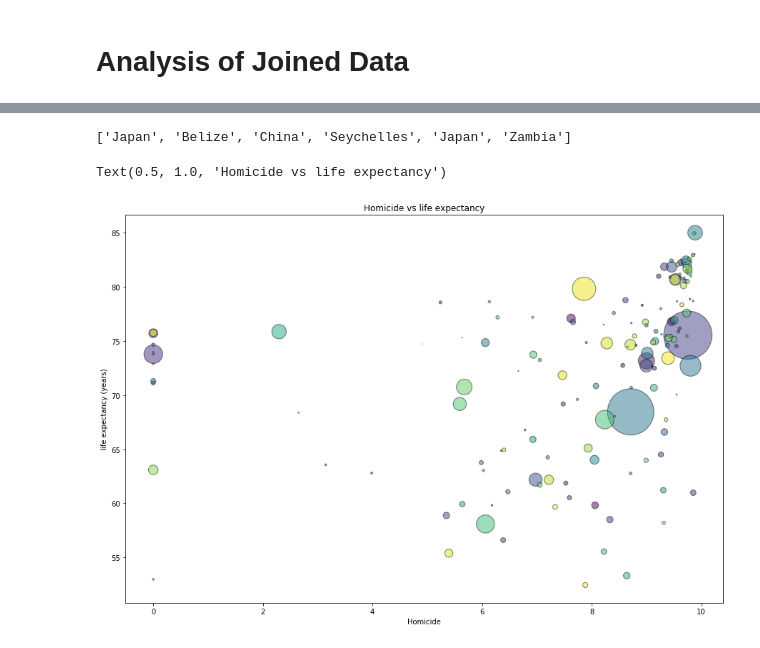
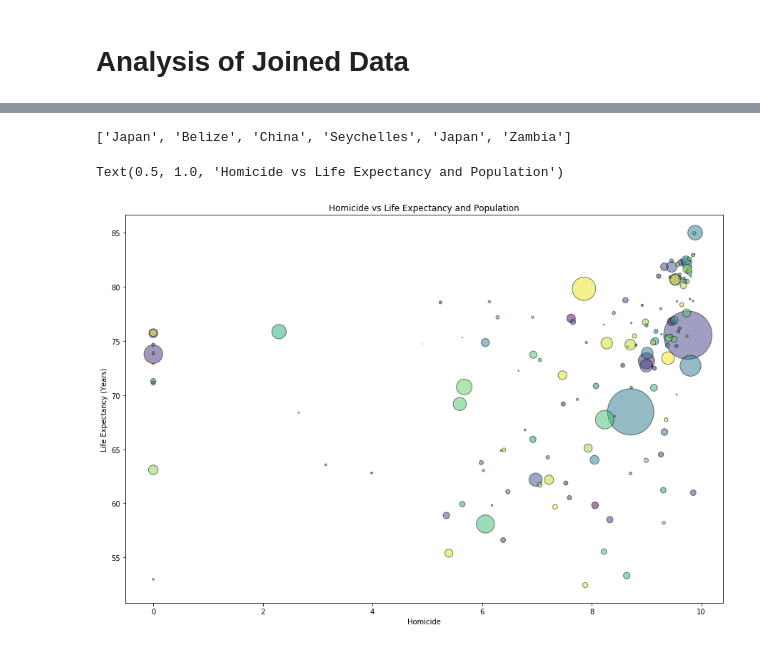
Before and after one commit to Jmaddalena42/ETL_Project, a Jupyter notebook: ETL Project.ipynb, the cells around one changed output, grey strips where cells are left out. Drawn from its saved outputs; the diff is of its cells as text; code cells hidden in the pictures.

```diff
--- a/ETL Project.ipynb
+++ b/ETL Project.ipynb
@@ -515,34 +515,34 @@ big = df16.loc[df16.midyear_population == df16.midyear_population.max(), 'countr
 small = df16.loc[df16.midyear_population == df16.midyear_population.min(), 'country'].values[0]
 old = df16.loc[df16.life_expectancy == df16.life_expectancy.max(), 'country'].values[0]
 young = df16.loc[df16.life_expectancy == df16.life_expectancy.min(), 'country'].values[0]
 list.append(safe)
 list.append(unsafe)
 list.append(big)
 list.append(small)
 list.append(old)
 list.append(young)
 print(list)
 
 plt.figure(figsize=(15,10))
 
 ax = plt.scatter(df16['Homicide'], df16['life_expectancy'], s = df16['midyear_population']/300000, marker="o", facecolors=colors,
                        edgecolors = 'black', alpha = 0.5, c = df16['country'].astype('category').cat.codes)
 
 
 cursor = mplcursors.cursor(ax, hover=True)
 @cursor.connect("add")
 def _(sel):
     sel.annotation.set_text(df16['country'].iat[sel.target.index])
     sel.annotation.set(position=(-15,15),
                        fontsize=8,
                        ha='center',
                        va='center')
 
 
 plt.xlabel('Homicide')
-plt.ylabel('life expectancy (years)')
-plt.title('Homicide vs life expectancy')
+plt.ylabel('Life Expectancy (Years)')
+plt.title('Homicide vs Life Expectancy and Population')
 # %% [output]
 ['Japan', 'Belize', 'China', 'Seychelles', 'Japan', 'Zambia']
-Text(0.5, 1.0, 'Homicide vs life expectancy')
+Text(0.5, 1.0, 'Homicide vs Life Expectancy and Population')
-[figure, old version]
+[figure, new version]
```
Also changed, not shown: parts of 1 cell of this notebook, 1 other file.
